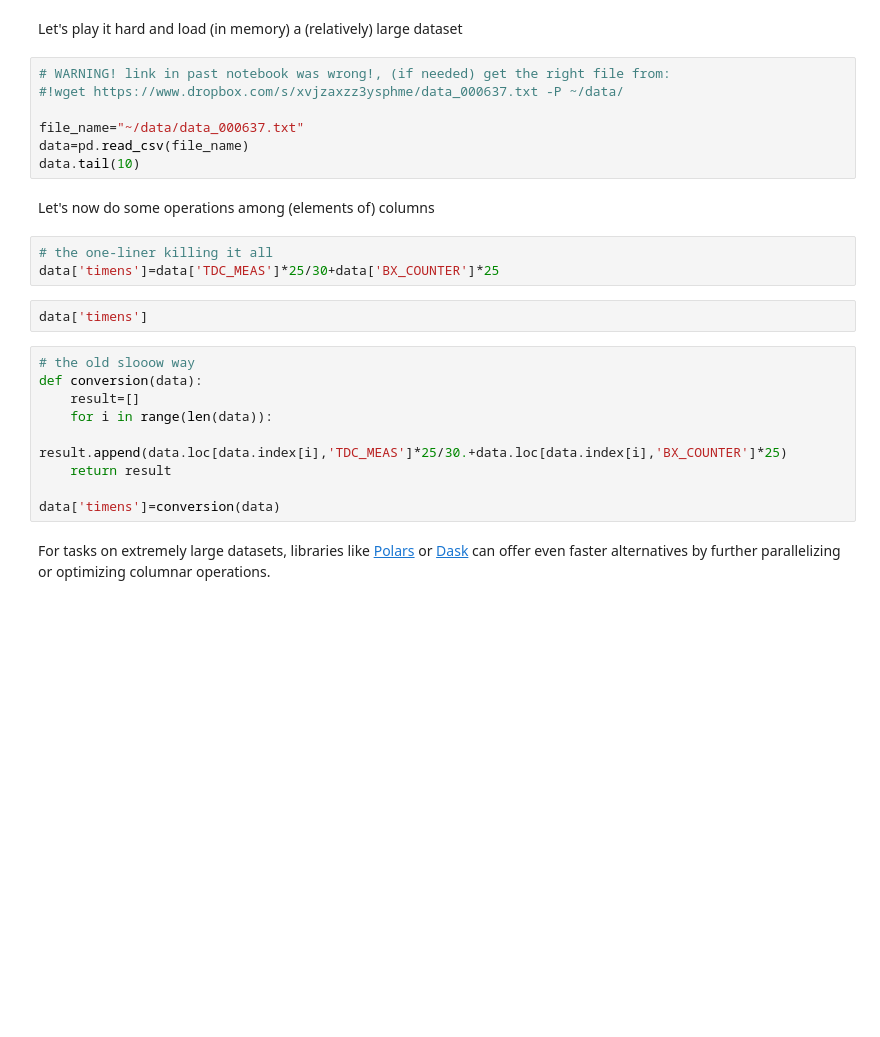
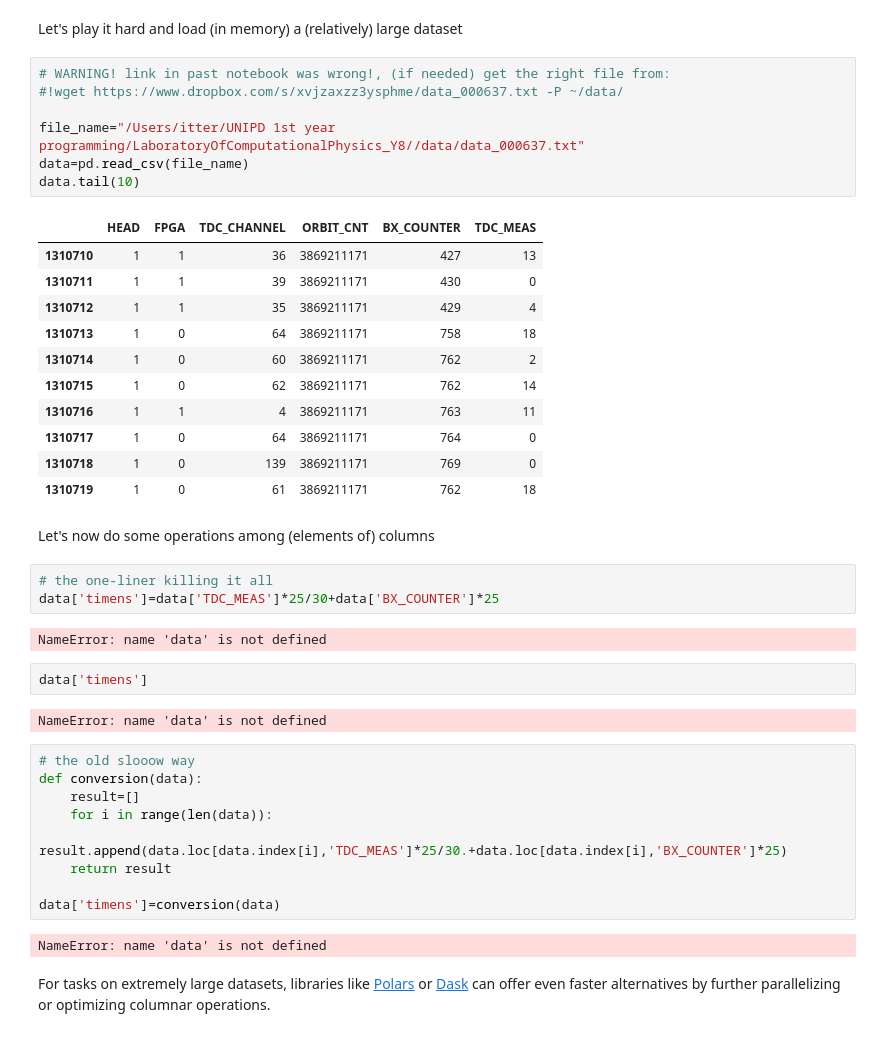
Before and after one commit to adrianorellanamontes/LaboratoryOfComputationalPhysics_Y8, a Jupyter notebook: 06_Pandas.ipynb, the cells around one changed output. Cells and saved outputs as stored; diff of their text form; blank space fills up the shorter version.

```diff
--- a/06_Pandas.ipynb
+++ b/06_Pandas.ipynb
@@ -690,17 +887,33 @@ Let's play it hard and load (in memory) a (relatively) large dataset
 # %%
 # WARNING! link in past notebook was wrong!, (if needed) get the right file from:
 #!wget https://www.dropbox.com/s/xvjzaxzz3ysphme/data_000637.txt -P ~/data/
 
-file_name="~/data/data_000637.txt"
+file_name="/Users/itter/UNIPD 1st year programming/LaboratoryOfComputationalPhysics_Y8//data/data_000637.txt"
 data=pd.read_csv(file_name)
 data.tail(10)
+# %% [output]
+|  | HEAD | FPGA | TDC_CHANNEL | ORBIT_CNT | BX_COUNTER | TDC_MEAS |
+| 1310710 | 1 | 1 | 36 | 3869211171 | 427 | 13 |
+| 1310711 | 1 | 1 | 39 | 3869211171 | 430 | 0 |
+| 1310712 | 1 | 1 | 35 | 3869211171 | 429 | 4 |
+| 1310713 | 1 | 0 | 64 | 3869211171 | 758 | 18 |
+| 1310714 | 1 | 0 | 60 | 3869211171 | 762 | 2 |
+| 1310715 | 1 | 0 | 62 | 3869211171 | 762 | 14 |
+| 1310716 | 1 | 1 | 4 | 3869211171 | 763 | 11 |
+| 1310717 | 1 | 0 | 64 | 3869211171 | 764 | 0 |
+| 1310718 | 1 | 0 | 139 | 3869211171 | 769 | 0 |
+| 1310719 | 1 | 0 | 61 | 3869211171 | 762 | 18 |
 # %% [markdown]
 Let's now do some operations among (elements of) columns
 # %%
 # the one-liner killing it all
 data['timens']=data['TDC_MEAS']*25/30+data['BX_COUNTER']*25
+# %% [output]
+NameError: name 'data' is not defined
 # %%
 data['timens']
+# %% [output]
+NameError: name 'data' is not defined
 # %%
 # the old slooow way
 def conversion(data):
@@ -710,6 +923,8 @@ def conversion(data):
     return result
 
 data['timens']=conversion(data)
+# %% [output]
+NameError: name 'data' is not defined
 # %% [markdown]
 For tasks on extremely large datasets, libraries like [Polars](https://docs.pola.rs) or [Dask](https://www.dask.org) can offer even faster alternatives by further parallelizing or optimizing columnar operations.
 # %% [markdown]
```
Also changed, not shown: parts of 43 cells of this notebook, 4 other files.
